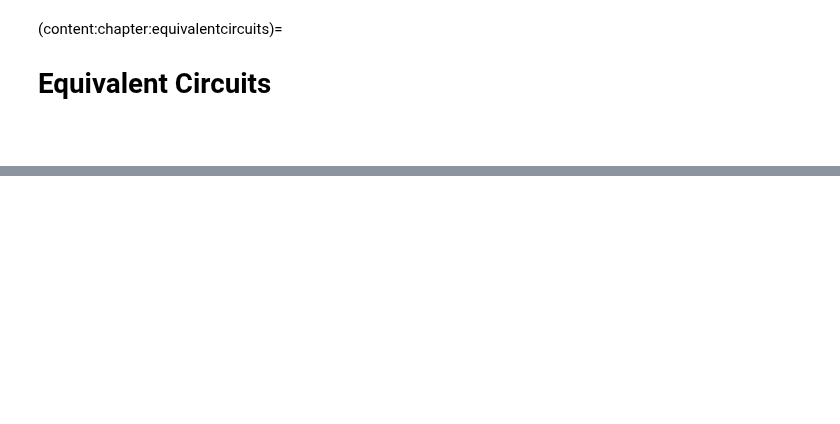
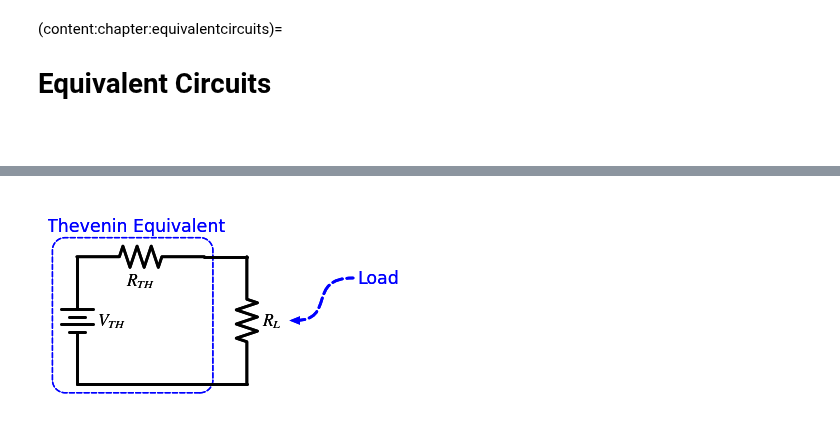
Before and after one commit to Circuit-Analysis/circuit-analysis.github.io, a Jupyter notebook: _sources/chapter-10.ipynb, the cells around one changed output, grey strips where cells are left out. Drawn from its saved outputs; the diff is of its cells as text; code cells hidden in the pictures; blank space fills up the shorter version.

```diff
--- a/_sources/chapter-10.ipynb
+++ b/_sources/chapter-10.ipynb
@@ -666,0 +50,13 @@ Add Dependent supply example
+# %%
+with schemdraw.Drawing(file='thevenin-canonical.svg') as d:
+    d += (Vth := elm.Battery().up().label('$V_{TH}$', loc='bottom').reverse())
+    d += (Rth := elm.Resistor().right().label('$R_{TH}$', loc='bottom'))
+    d += (LineT := elm.Line().right().length(1))
+    d += (Rl := elm.Resistor().down().label('$R_{L}$', loc='bottom'))
+    d += (LineB := elm.Line().left().tox(Vth.start))
+    d += (thevenin := elm.EncircleBox([Vth, Rth],includelabels=False).linestyle('--').linewidth(1).color('blue'))
+    d += (Lbl1 := elm.Label().at((1.5,3.6)).label('Thevenin Equivalent',loc='top').color('blue'))
+    d += (G1 := elm.Gap().at(Rl.center).right().length(0.5))
+    d += elm.Annotate(th1=0).at(G1.end).delta(dx=1.5, dy=1).label('Load').color('blue').linestyle('--')
+# %% [output]
+[figure, added]
```
Also changed, not shown: parts of 16 cells of this notebook, 25 other files.
